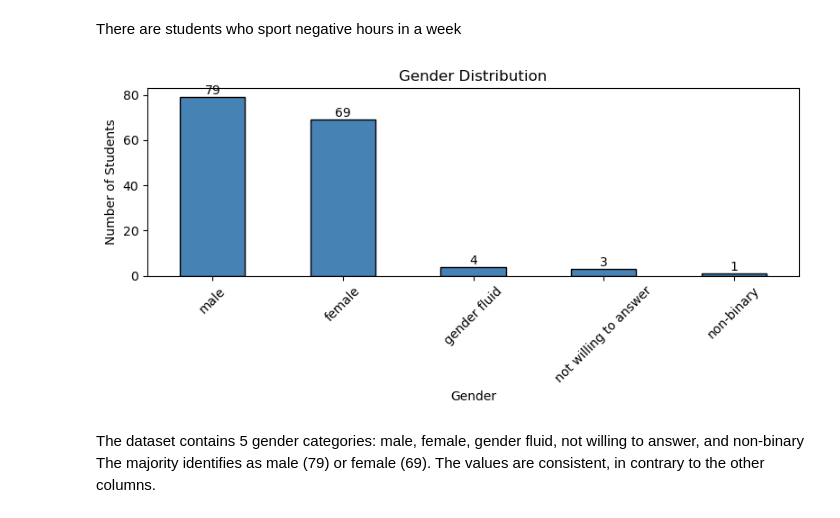
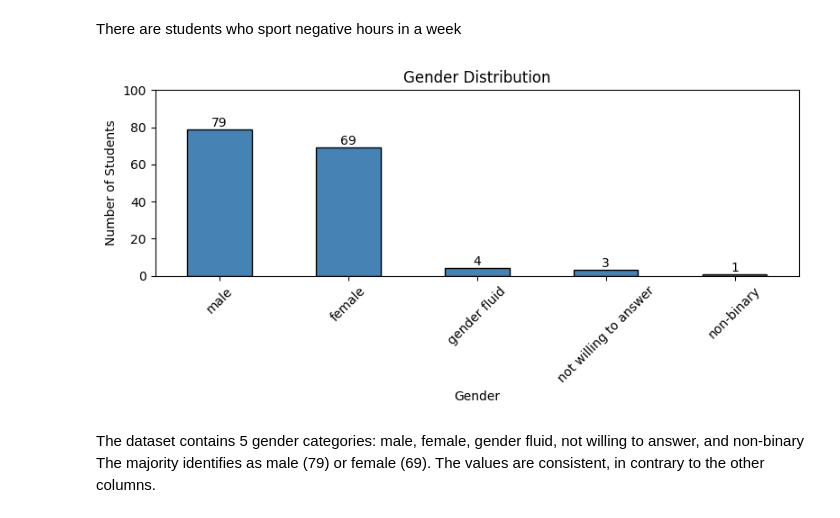
Before and after one commit to SaiTejasC/Data-Mining-Techniques, a Jupyter notebook: Assignment-1/assignment1.ipynb, the cells around one changed output. Saved outputs shown, nothing was run; the diff lists cells and outputs as text; code cells hidden in the pictures.

```diff
--- a/Assignment-1/assignment1.ipynb
+++ b/Assignment-1/assignment1.ipynb
@@ -201,26 +221,27 @@ There are students who sport negative hours in a week
 # %%
 # Count occurrences of each gender value
 gender_counts = df['What is your gender?'].value_counts()
 
 # Plot bar chart
 plt.figure(figsize=(8, 4))
 ax = gender_counts.plot(kind='bar', color='steelblue', edgecolor='black')
 
 plt.title('Gender Distribution')
 plt.xlabel('Gender')
 plt.ylabel('Number of Students')
+plt.ylim(0, 100)
 plt.xticks(rotation=45)
 
 # Add number on top of each bar
 for p in ax.patches:
     ax.annotate(str(int(p.get_height())),
                 (p.get_x() + p.get_width() / 2, p.get_height()),
                 ha='center', va='bottom')
 
 plt.tight_layout()
 plt.show()
 # %% [output]
-[figure, old version]
+[figure, new version]
 # %% [markdown]
 The dataset contains 5 gender categories: male, female, gender fluid, not willing to answer, and non-binary
 The majority identifies as male (79) or female (69).
```
Also changed, not shown: parts of 8 cells of this notebook, 9 other files.
